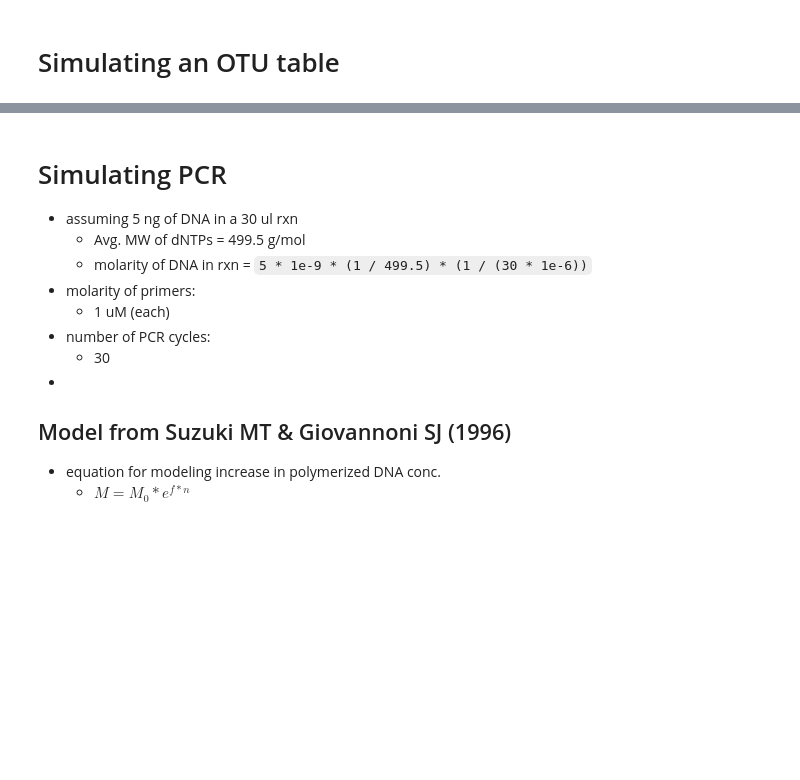
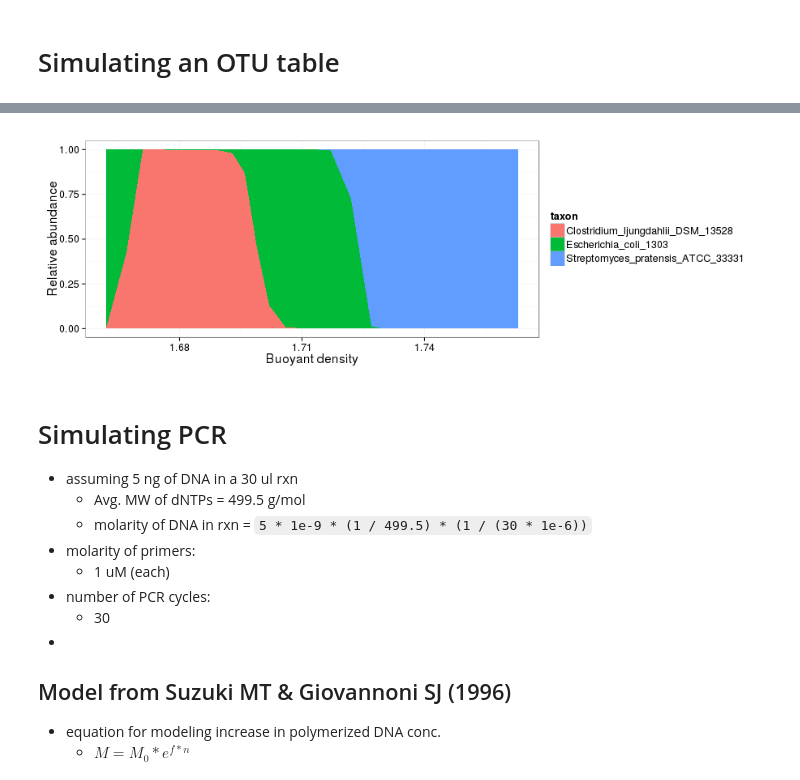
Before and after one commit to nick-youngblut/SIPSim, a Jupyter notebook: ipynb/sandbox/PCR_sim.ipynb, the cells around one changed output, grey strips where cells are left out. Cells and saved outputs as stored; diff of their text form; code cells hidden in the pictures; blank space fills up the shorter version.

```diff
--- a/ipynb/sandbox/PCR_sim.ipynb
+++ b/ipynb/sandbox/PCR_sim.ipynb
@@ -181,8 +194,14 @@ tbl.otu %>% head(n=3)
 # %%
-%%R -w 900 -h 400
+%%R -w 900 -h 300
 ggplot(tbl.otu, aes(BD_mid, rel_abund, fill=taxon)) +
     geom_area(stat='identity') +
-    labs(x = 'Buoyant density', y = 'Relative abundance')
+    labs(x = 'Buoyant density', y = 'Relative abundance') +
+    theme_bw() +
+    theme(
+        text = element_text(size=16)
+    )
+# %% [output]
+[figure, added]
 # %% [markdown]
 # Simulating PCR
 
```
Also changed, not shown: parts of 7 cells of this notebook, 3 other files.
